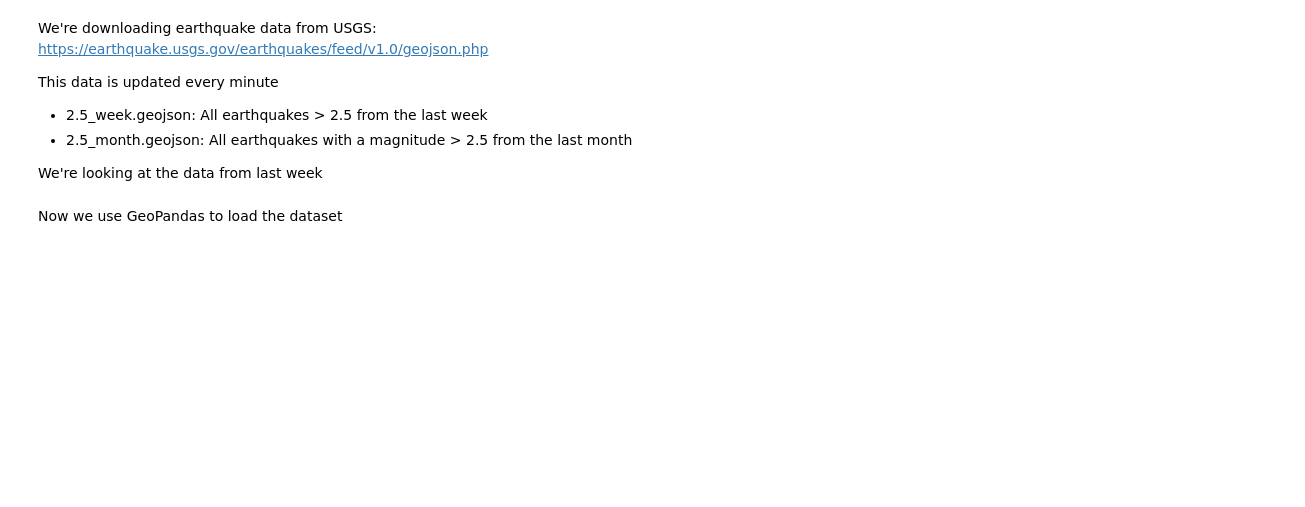
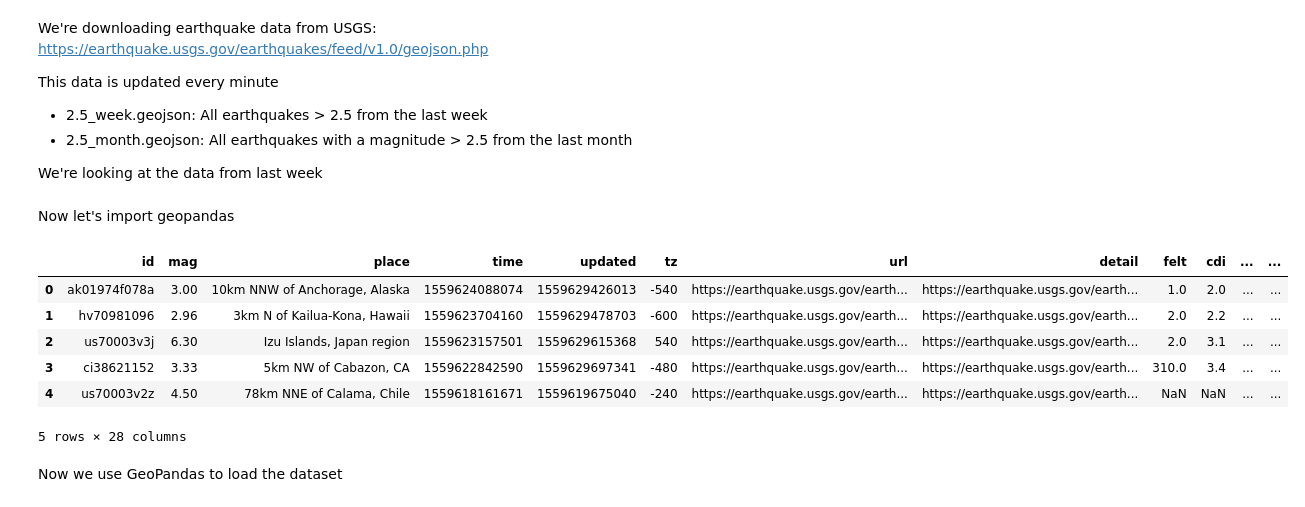
Before and after one commit to PacktPublishing/Hands-On-Deep-Learning-for-Geospatial-Analysis, a Jupyter notebook: Chapter7/Chapter7.ipynb, the cells around one changed output. Saved outputs shown, nothing was run; the diff lists cells and outputs as text; code cells hidden in the pictures; blank space fills up the shorter version.

```diff
--- a/Chapter7/Chapter7.ipynb
+++ b/Chapter7/Chapter7.ipynb
@@ -121,6 +93,21 @@ data = requests.get(url)
 file = open("earthquakes.geojson","wb")
 file.write(data.content)
 file.close()
+# %% [markdown]
+Now let's import geopandas
+# %%
+import geopandas as gpd
+
+eq_gdf = gpd.read_file("earthquakes.geojson")
+eq_gdf.head()
+# %% [output]
+|  | id | mag | place | time | updated | tz | url | detail | felt | cdi | ... | ... |
+| 0 | ak01974f078a | 3.00 | 10km NNW of Anchorage, Alaska | 1559624088074 | 1559629426013 | -540 | https://earthquake.usgs.gov/earth... | https://earthquake.usgs.gov/earth... | 1.0 | 2.0 | ... | ... |
+| 1 | hv70981096 | 2.96 | 3km N of Kailua-Kona, Hawaii | 1559623704160 | 1559629478703 | -600 | https://earthquake.usgs.gov/earth... | https://earthquake.usgs.gov/earth... | 2.0 | 2.2 | ... | ... |
+| 2 | us70003v3j | 6.30 | Izu Islands, Japan region | 1559623157501 | 1559629615368 | 540 | https://earthquake.usgs.gov/earth... | https://earthquake.usgs.gov/earth... | 2.0 | 3.1 | ... | ... |
+| 3 | ci38621152 | 3.33 | 5km NW of Cabazon, CA | 1559622842590 | 1559629697341 | -480 | https://earthquake.usgs.gov/earth... | https://earthquake.usgs.gov/earth... | 310.0 | 3.4 | ... | ... |
+| 4 | us70003v2z | 4.50 | 78km NNE of Calama, Chile | 1559618161671 | 1559619675040 | -240 | https://earthquake.usgs.gov/earth... | https://earthquake.usgs.gov/earth... | NaN | NaN | ... | ... |
+5 rows × 28 columns
 # %% [markdown]
 Now we use GeoPandas to load the dataset
 # %% [markdown]
```
Also changed, not shown: parts of 27 cells of this notebook, 8 other files.
